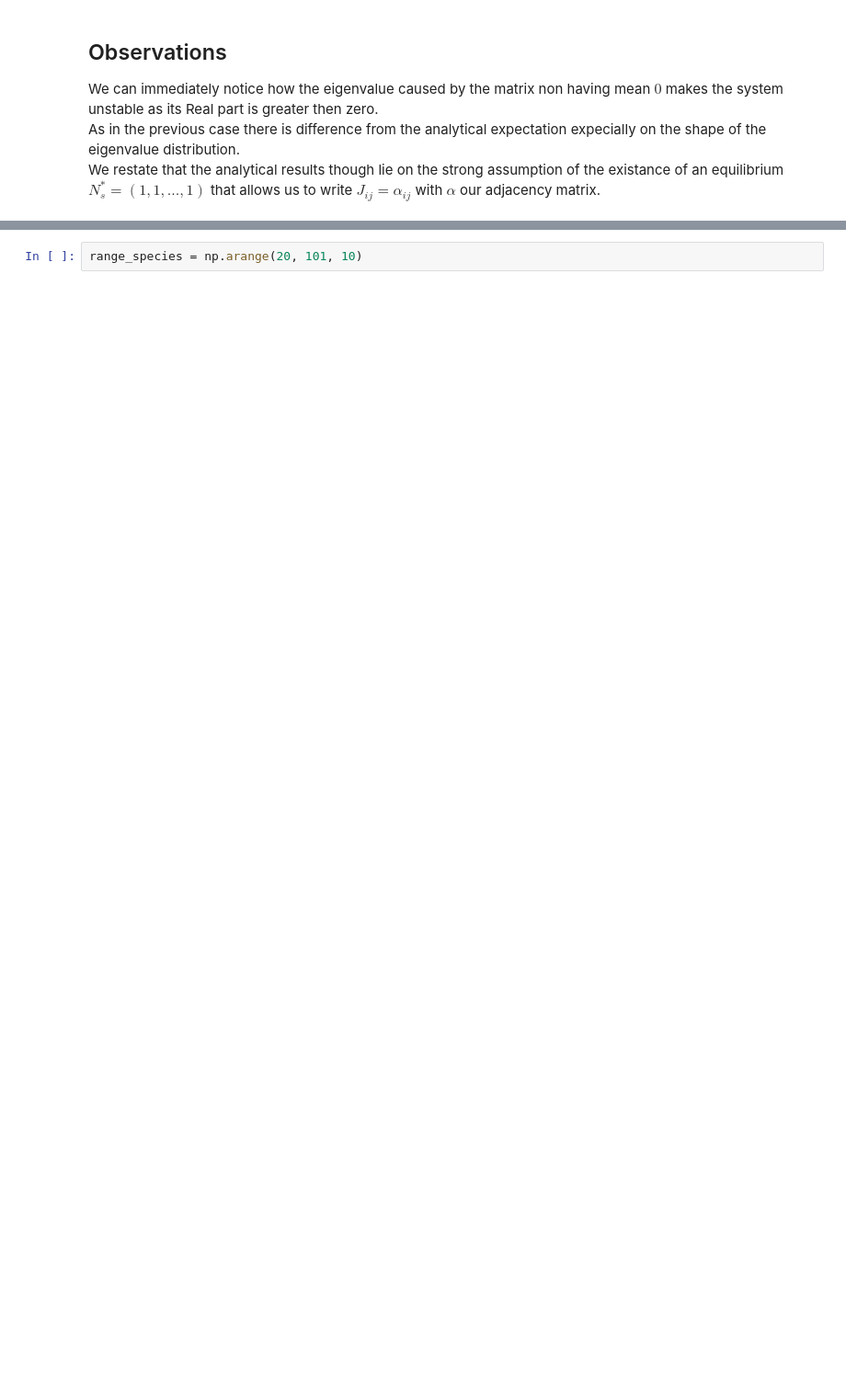
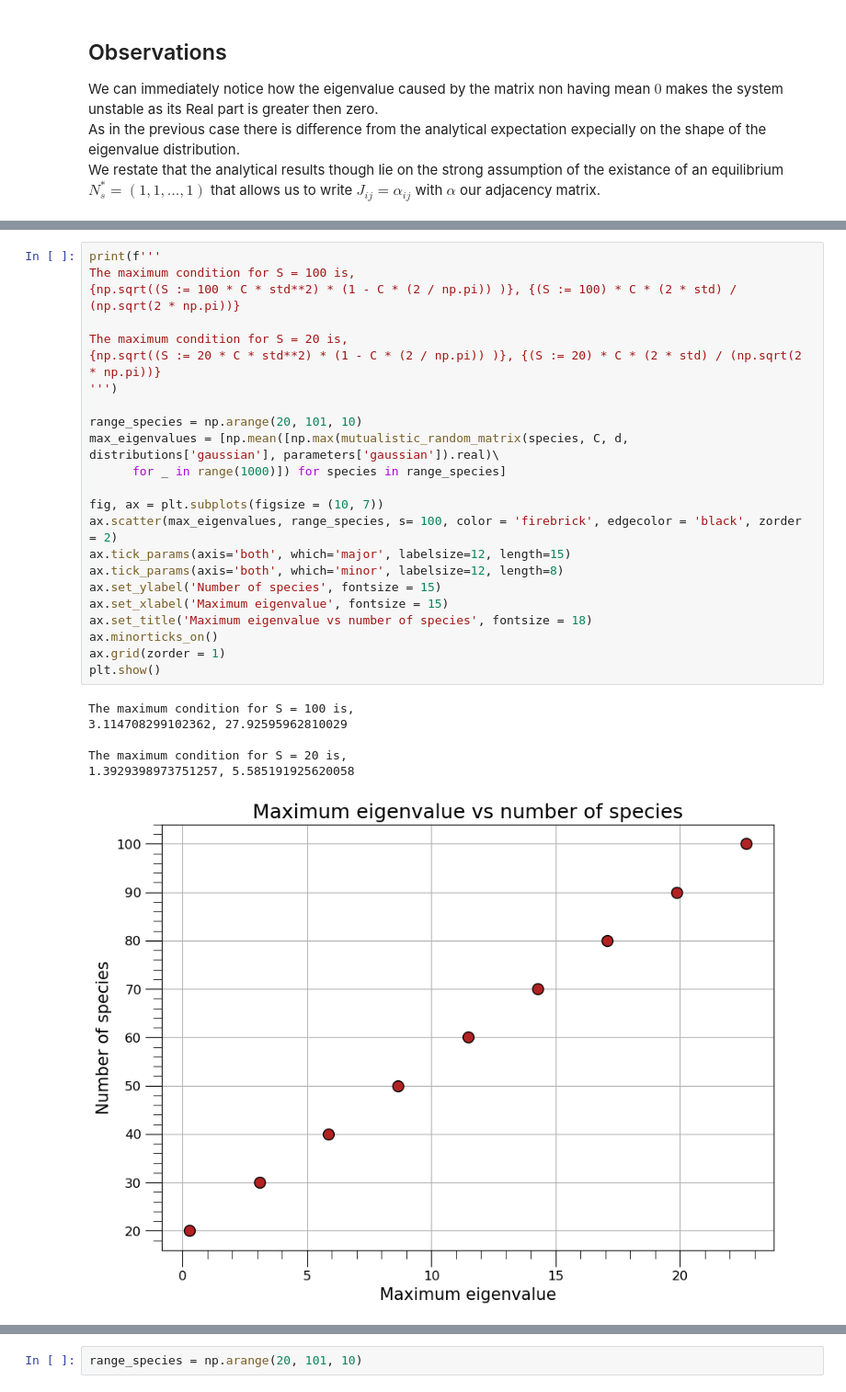
Before and after one commit to tommasoamico/PhysicalModelsOfLivingSystems, a Jupyter notebook: Week_4_assigment/Tommaso_Amico_week4.ipynb, the cells around one changed output, grey strips where cells are left out. Shown: that part at 92% size. Drawn from its saved outputs; the diff is of its cells as text; blank space fills up the shorter version.

```diff
--- a/Week_4_assigment/Tommaso_Amico_week4.ipynb
+++ b/Week_4_assigment/Tommaso_Amico_week4.ipynb
@@ -447,0 +448,30 @@ We expect to find something linear as
+# %%
+print(f'''
+The maximum condition for S = 100 is,
+{np.sqrt((S := 100 * C * std**2) * (1 - C * (2 / np.pi)) )}, {(S := 100) * C * (2 * std) / (np.sqrt(2 * np.pi))}
+
+The maximum condition for S = 20 is,
+{np.sqrt((S := 20 * C * std**2) * (1 - C * (2 / np.pi)) )}, {(S := 20) * C * (2 * std) / (np.sqrt(2 * np.pi))}
+''')
+
+range_species = np.arange(20, 101, 10)
+max_eigenvalues = [np.mean([np.max(mutualistic_random_matrix(species, C, d, distributions['gaussian'], parameters['gaussian']).real)\
+      for _ in range(1000)]) for species in range_species]
+
+fig, ax = plt.subplots(figsize = (10, 7))
+ax.scatter(max_eigenvalues, range_species, s= 100, color = 'firebrick', edgecolor = 'black', zorder = 2)
+ax.tick_params(axis='both', which='major', labelsize=12, length=15)
+ax.tick_params(axis='both', which='minor', labelsize=12, length=8)
+ax.set_ylabel('Number of species', fontsize = 15)
+ax.set_xlabel('Maximum eigenvalue', fontsize = 15)
+ax.set_title('Maximum eigenvalue vs number of species', fontsize = 18)
+ax.minorticks_on()
+ax.grid(zorder = 1)
+plt.show()
+# %% [output]
+The maximum condition for S = 100 is,
+3.114708299102362, 27.92595962810029
+
+The maximum condition for S = 20 is,
+1.3929398973751257, 5.585191925620058
+[figure, added]
```
Also changed, not shown: parts of 17 cells of this notebook.
